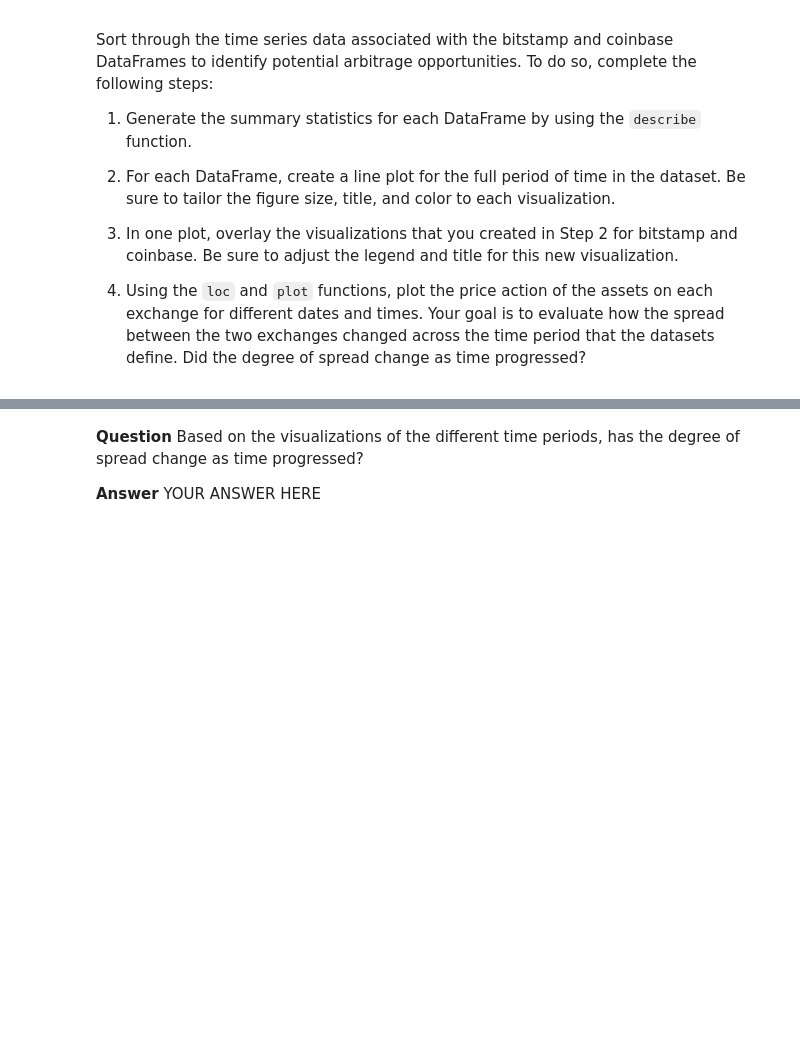
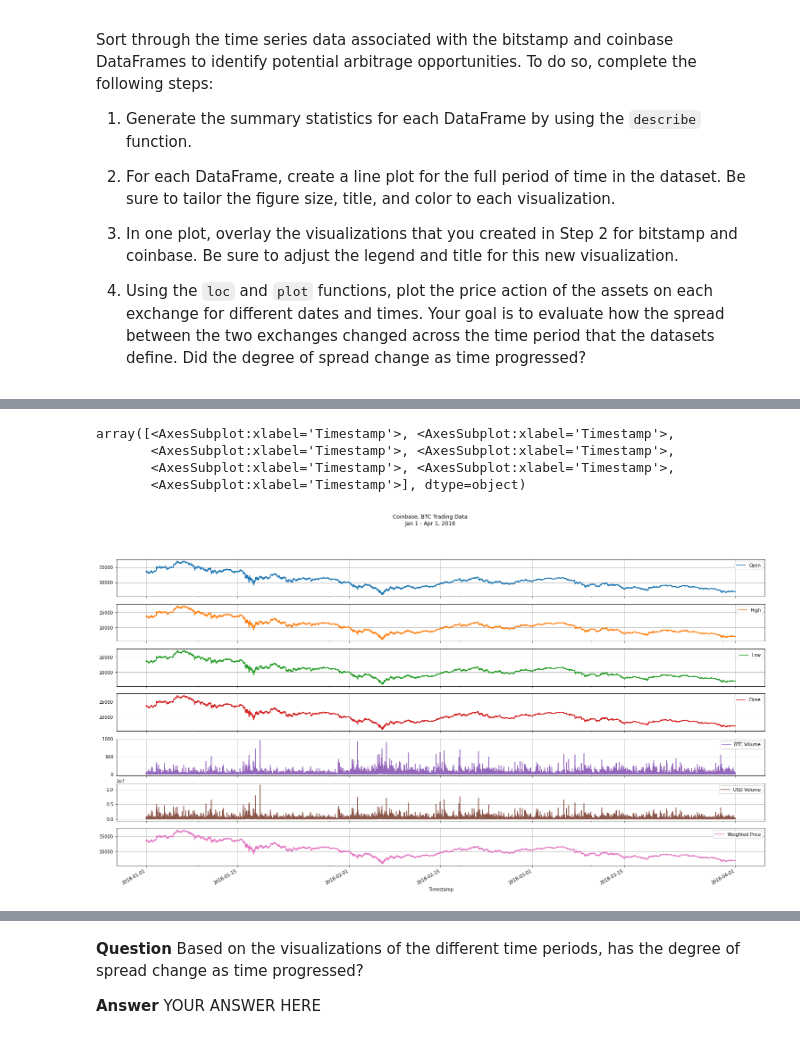
Before and after one commit to lkhodel/bftbc-c3, a Jupyter notebook: crypto_arbitrage.ipynb, the cells around one changed output, grey strips where cells are left out. Cells and saved outputs as stored; diff of their text form; code cells hidden in the pictures; blank space fills up the shorter version.

```diff
--- a/crypto_arbitrage.ipynb
+++ b/crypto_arbitrage.ipynb
@@ -184,4 +230,17 @@ Sort through the time series data associated with the bitstamp and coinbase Data
 # %%
-# Create a line plot for the bitstamp DataFrame for the full length of time in the dataset
+# Create a line plot for the coinbase DataFrame for the full length of time in the dataset
 # Be sure that the figure size, title, and color are tailored to each visualization
 # YOUR CODE HERE
+coinbase.plot(
+    title="Coinbase, BTC Trading Data\n" + "Jan 1 - Apr 1, 2018",
+    subplots=True,
+    figsize=(26,14),
+    grid=True,
+    legend=True,
+)
+# %% [output]
+array([<AxesSubplot:xlabel='Timestamp'>, <AxesSubplot:xlabel='Timestamp'>,
+       <AxesSubplot:xlabel='Timestamp'>, <AxesSubplot:xlabel='Timestamp'>,
+       <AxesSubplot:xlabel='Timestamp'>, <AxesSubplot:xlabel='Timestamp'>,
+       <AxesSubplot:xlabel='Timestamp'>], dtype=object)
+[figure, added]
```
Also changed, not shown: parts of 10 cells of this notebook.
